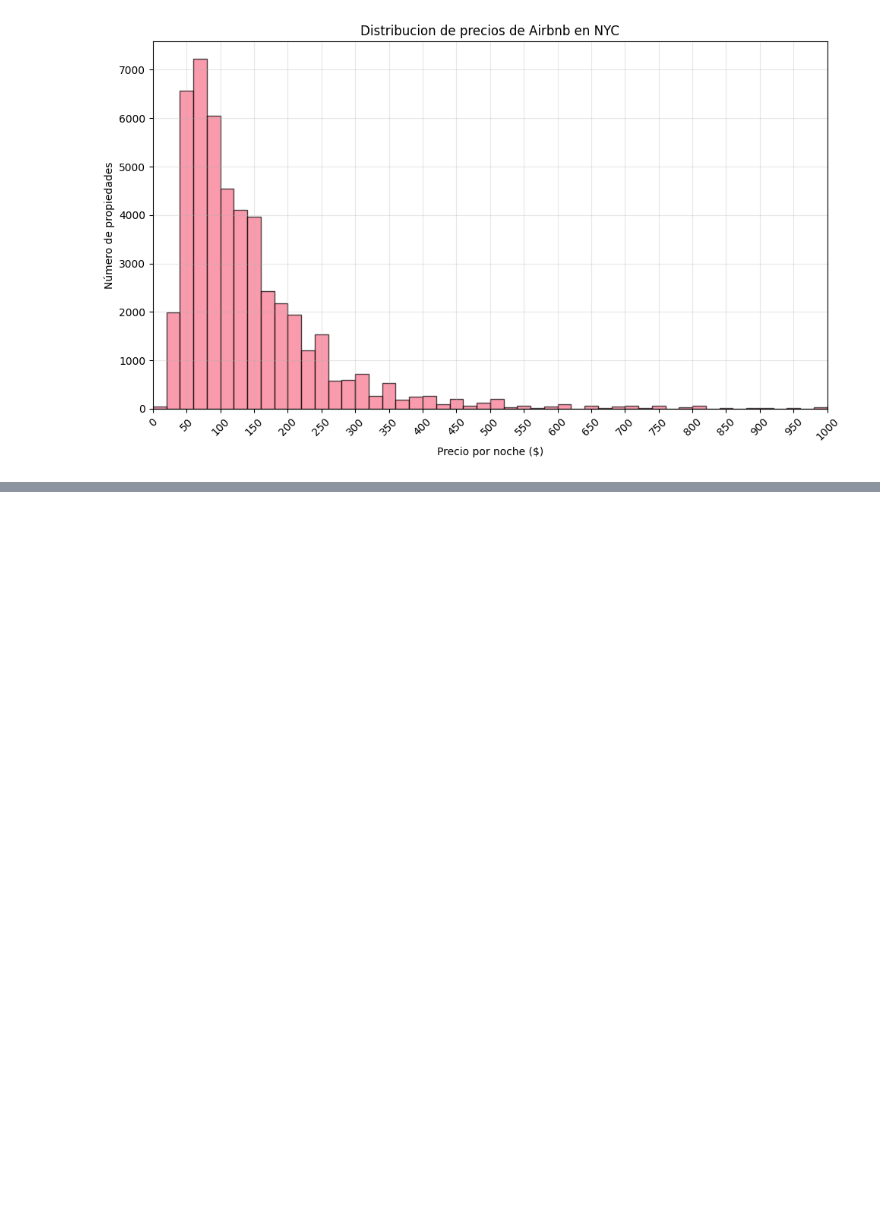
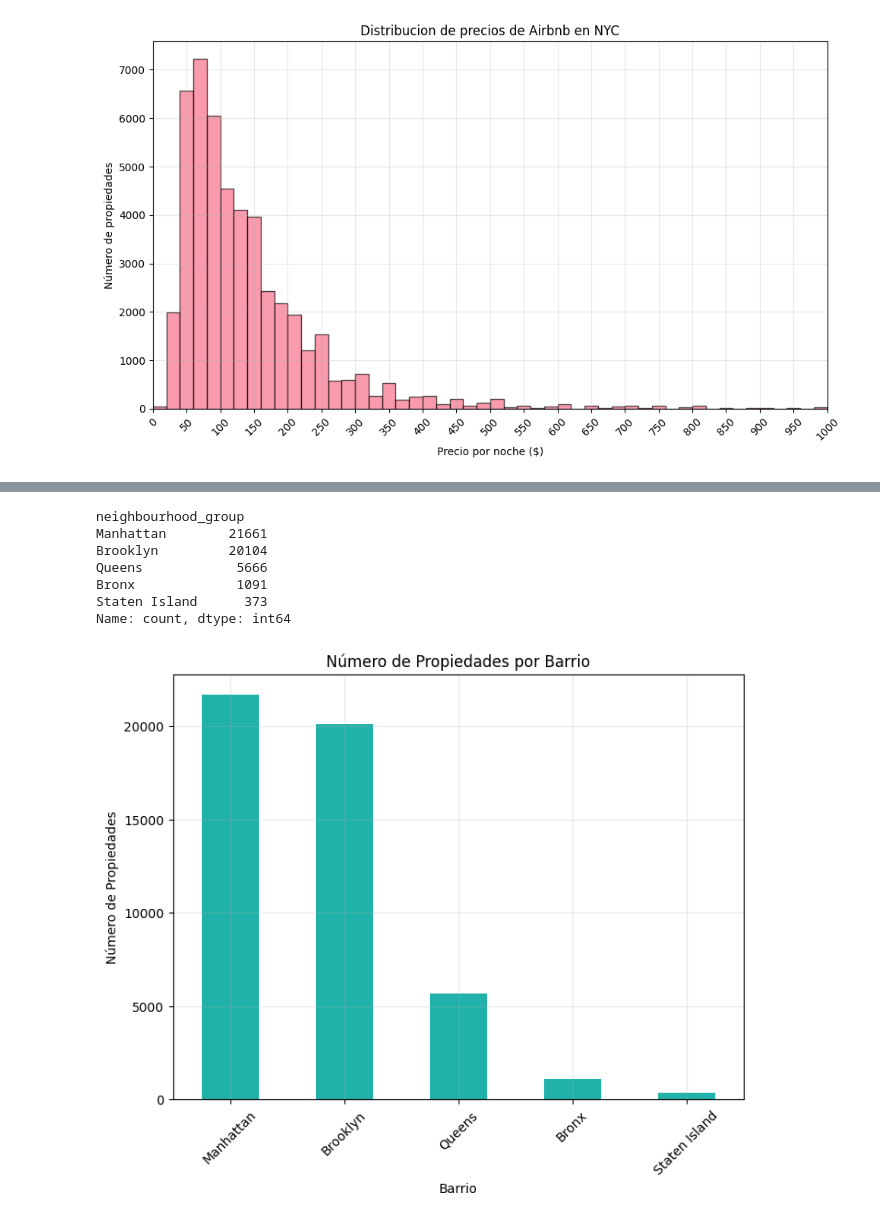
Before and after one commit to AdriARE/machine-learning-python-template, a Jupyter notebook: src/explore.ipynb, the cells around one changed output, grey strips where cells are left out. Drawn from its saved outputs; the diff is of its cells as text; code cells hidden in the pictures; blank space fills up the shorter version.

```diff
--- a/src/explore.ipynb
+++ b/src/explore.ipynb
@@ -95,0 +124,23 @@ plt.show()
+# %%
+# DISTRIBUCIÓN POR BARRIOS
+
+barrios = df['neighbourhood_group'].value_counts()
+print(barrios)
+
+plt.figure(figsize=(8, 6))
+barrios.plot(kind='bar', color='lightseagreen')
+plt.title('Número de Propiedades por Barrio')
+plt.xlabel('Barrio')
+plt.ylabel('Número de Propiedades')
+plt.xticks(rotation=45)
+plt.grid(True, alpha=0.3)
+plt.show()
+# %% [output]
+neighbourhood_group
+Manhattan        21661
+Brooklyn         20104
+Queens            5666
+Bronx             1091
+Staten Island      373
+Name: count, dtype: int64
+[figure, added]
```
Also changed, not shown: parts of 5 cells of this notebook, 2 other files.
